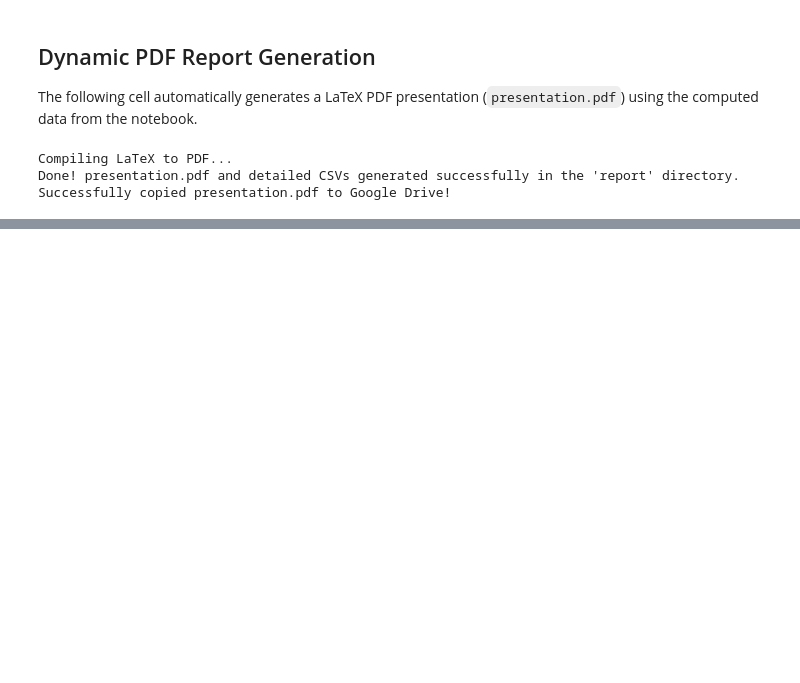
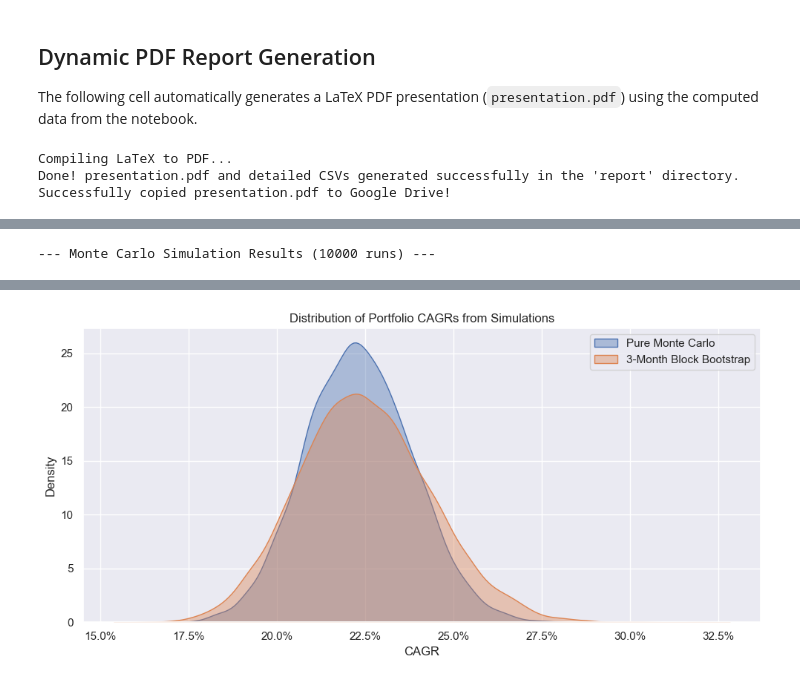
Before and after one commit to arthurdhonneur7/athenee_hf_portfolio, a Jupyter notebook: target_pflio.ipynb, the cells around one changed output, grey strips where cells are left out. Drawn from its saved outputs; the diff is of its cells as text; code cells hidden in the pictures; blank space fills up the shorter version.

```diff
--- a/target_pflio.ipynb
+++ b/target_pflio.ipynb
@@ -1584,0 +1760,72 @@ plt.show()
+# %%
+import numpy as np
+import pandas as pd
+import matplotlib.pyplot as plt
+import seaborn as sns
+from IPython.display import display
+
+# Assuming the main portfolio returns are in '6-Month Reb Initial Alloc'
+port_returns = all_portfolios_df['6-Month Reb Initial Alloc'].dropna()
+
+n_simulations = 10000
+n_months = len(port_returns)
+n_years = n_months / 12
+
+# 1. Pure Monte Carlo (Independent Sampling with Replacement)
+mc_cagrs = []
+for _ in range(n_simulations):
+    simulated_returns = np.random.choice(port_returns, size=n_months, replace=True)
+    cum_wealth = (1 + simulated_returns).prod()
+    cagr = cum_wealth**(1/n_years) - 1
+    mc_cagrs.append(cagr)
+
+mc_cagrs = np.array(mc_cagrs)
+
+# 2. Block Bootstrap (3-month blocks)
+block_size = 3
+n_blocks = int(np.ceil(n_months / block_size))
+
+# Create blocks
+blocks = [port_returns.iloc[i:i+block_size].values for i in range(0, n_months - block_size + 1)]
+
+block_cagrs = []
+for _ in range(n_simulations):
+    # Sample blocks with replacement
+    sampled_blocks_idx = np.random.randint(0, len(blocks), size=n_blocks)
+    simulated_returns = np.concatenate([blocks[i] for i in sampled_blocks_idx])
+    # Truncate to exact n_months if necessary
+    simulated_returns = simulated_returns[:n_months]
+
+    cum_wealth = (1 + simulated_returns).prod()
+    cagr = cum_wealth**(1/n_years) - 1
+    block_cagrs.append(cagr)
+
+block_cagrs = np.array(block_cagrs)
+
+# Calculate Quantiles
+quantiles = [0.01, 0.05, 0.10, 0.25, 0.50, 0.75, 0.90, 0.95, 0.99]
+mc_quantiles = np.quantile(mc_cagrs, quantiles)
+block_quantiles = np.quantile(block_cagrs, quantiles)
+
+results_df = pd.DataFrame({
+    'Quantile': [f"{q*100:.0f}%" for q in quantiles],
+    'Pure Monte Carlo CAGR': [f"{v:.2%}" for v in mc_quantiles],
+    '3-Month Block Bootstrap CAGR': [f"{v:.2%}" for v in block_quantiles]
+})
+
+print(f"--- Monte Carlo Simulation Results ({n_simulations} runs) ---")
+display(results_df.style.hide(axis="index"))
+
+# Plotting the distributions
+plt.figure(figsize=(10, 5))
+sns.kdeplot(mc_cagrs, label='Pure Monte Carlo', fill=True, alpha=0.4)
+sns.kdeplot(block_cagrs, label='3-Month Block Bootstrap', fill=True, alpha=0.4)
+plt.title('Distribution of Portfolio CAGRs from Simulations')
+plt.xlabel('CAGR')
+plt.ylabel('Density')
+plt.gca().xaxis.set_major_formatter(plt.FuncFormatter(lambda x, _: f'{x:.1%}'))
+plt.legend()
+plt.tight_layout()
+plt.show()
+# %% [output]
+--- Monte Carlo Simulation Results (10000 runs) ---
@@ -1584,0 +1842 @@ plt.show()
+[figure, added]
```
Also changed, not shown: parts of 9 cells of this notebook, 16 other files.
